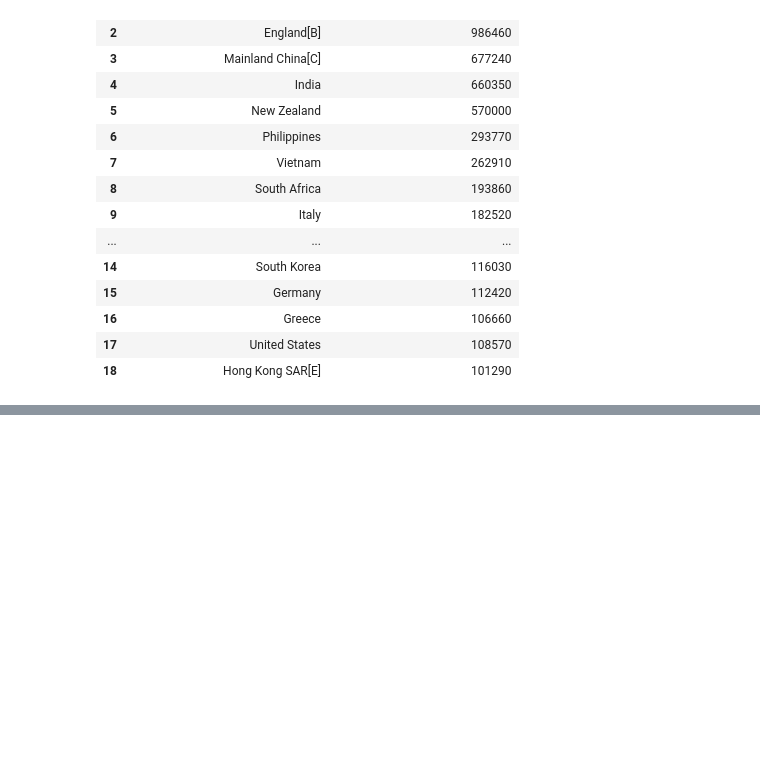
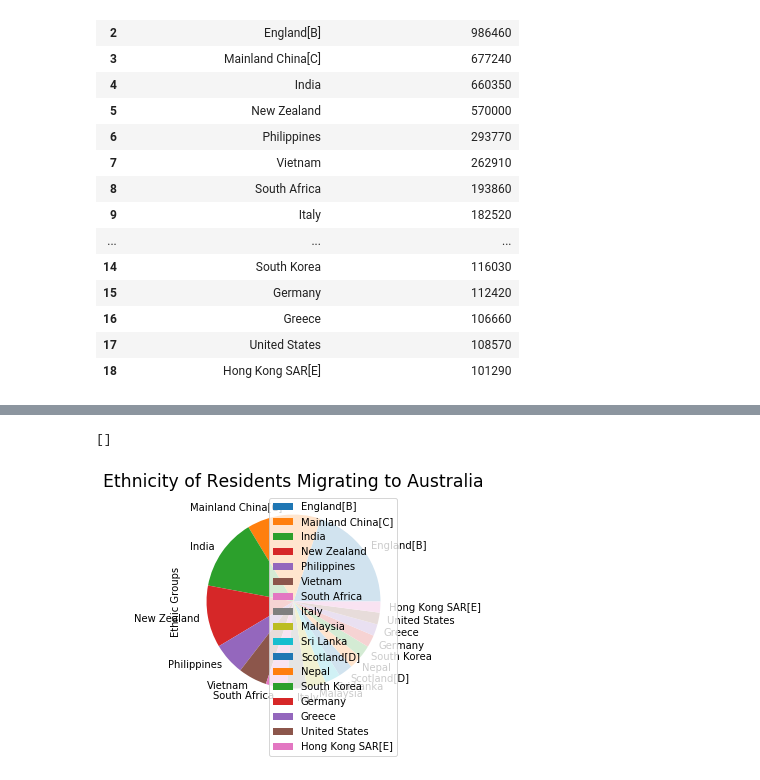
Before and after one commit to stepheng123/Project_Take2, a Jupyter notebook: scraping_pandas.ipynb, the cells around one changed output, grey strips where cells are left out. Drawn from its saved outputs; the diff is of its cells as text; code cells hidden in the pictures; blank space fills up the shorter version.

```diff
--- a/scraping_pandas.ipynb
+++ b/scraping_pandas.ipynb
@@ -128,0 +182,8 @@ tables[1]
+# %%
+ethnic = tables[2]
+ethnic_df = ethnic.iloc[:,0:2]
+
+ethnic_df.columns = ['Location','Residents']
+ethnic_df.set_index('Location')
+ethnic_df
+#ethnic_df.dtypes
@@ -128,0 +208,4 @@ tables[1]
+# %%
+ethnic_df2 = ethnic_df.truncate(2,18, copy = False)
+ethnic_df3 = ethnic_df2.set_index('Location')
+ethnic_df3
@@ -128,0 +232,9 @@ tables[1]
+# %%
+xlabels = ('')
+plot2 = ethnic_df3.plot.pie(x='Location', y='Residents')
+plot2.set_title("Ethnicity of Residents Migrating to Australia", fontsize='xx-large')
+plot2.set_ylabel("Ethnic Groups")
+plot2.set_xticklabels(xlabels)
+# %% [output]
+[]
+[figure, added]
```
Also changed, not shown: parts of 11 cells of this notebook.
